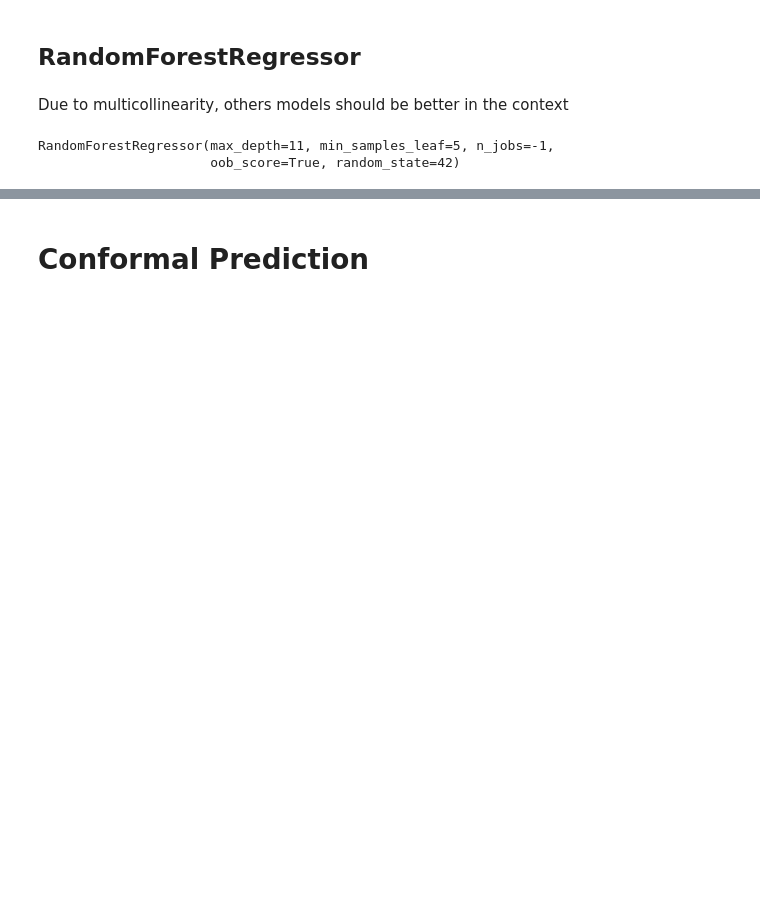
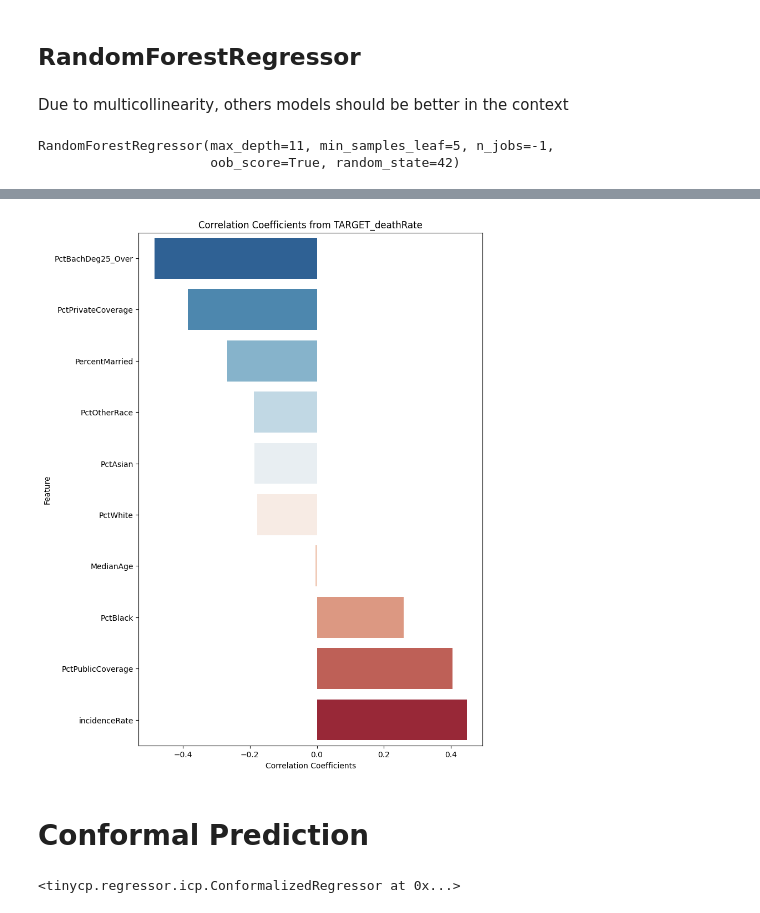
Before and after one commit to HeyLucasLeao/ols-regression-challenge, a Jupyter notebook: eda.ipynb, the cells around one changed output, grey strips where cells are left out. Drawn from its saved outputs; the diff is of its cells as text; code cells hidden in the pictures; blank space fills up the shorter version.

Commit message:
✨ update ipynb and add ConformalizedRegressor

```diff
--- a/eda.ipynb
+++ b/eda.ipynb
@@ -319,2 +341,6 @@ feature_importances
+# %%
+plot_barplot_corr_with_target(df[features_in + ['TARGET_deathRate']])
+# %% [output]
+[figure, added]
 # %% [markdown]
 # Conformal Prediction
@@ -320,0 +349,4 @@ feature_importances
+# %%
+reg.fit(y=df_train['TARGET_deathRate'], oob=True)
+# %% [output]
+<tinycp.regressor.icp.ConformalizedRegressor at 0x...>
```
Also changed, not shown: parts of 13 cells of this notebook, 1 other file.
